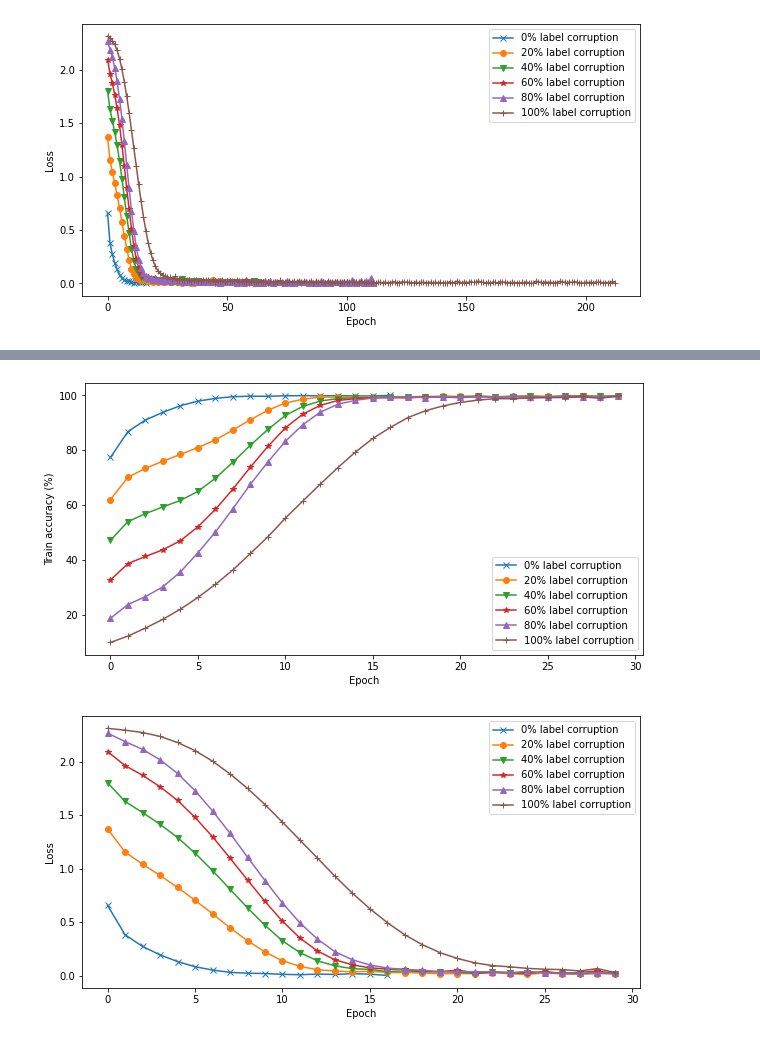
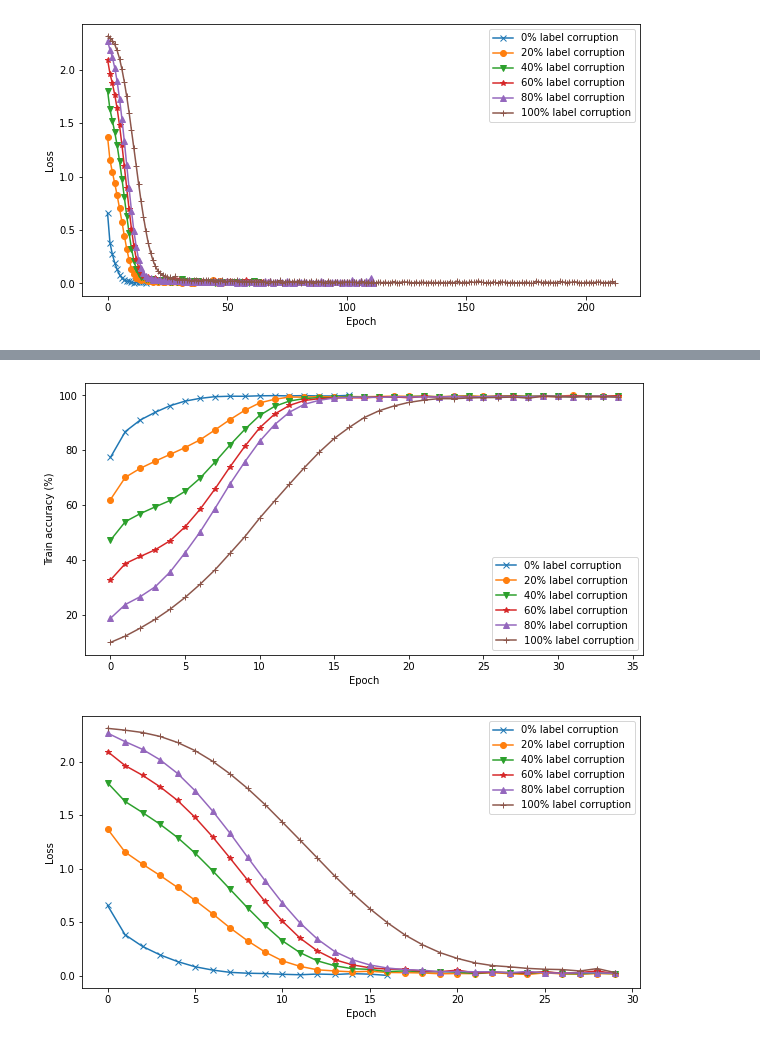
Before and after one commit to hhildaa/EPFL-OPTML-project, a Jupyter notebook: RMSprop.ipynb, the cells around one changed output, grey strips where cells are left out. Cells and saved outputs as stored; diff of their text form; code cells hidden in the pictures.

```diff
--- a/RMSprop.ipynb
+++ b/RMSprop.ipynb
@@ -257,3 +258,18 @@ plot(acc_list, 'Train accuracy (%)')
 plot(loss_list, 'Loss')
 # %% [output]
 [figure]
+# %%
+def plot(metric, label):
+  fig = plt.figure(figsize=(10,5))
+  ax = fig.add_subplot(111)
+  markers = ['x','o','v','*','^','+']
+  for m, marker in zip(metric, markers):
+    plt.plot(m[:35], marker=marker)
+  plt.legend([f'{x}% label corruption' for x in [0, 20, 40, 60, 80, 100]])
+  plt.ylabel(label)
+  plt.xlabel('Epoch')
+  plt.yticks(range(10,110,10), [f'{x}%' for x in range(10,110,10)] )
+  plt.title('RMSprop')
+  ax.set_aspect(1./ax.get_data_ratio())
+
+plot(acc_list, 'Train accuracy (%)')
@@ -260,17 +278,17 @@ plot(loss_list, 'Loss')
 # %%
 import matplotlib.pyplot as plt
 def plot(metric, label):
   plt.figure(figsize=(10,5))
   markers = ['x','o','v','*','^','+']
   for m, marker in zip(metric, markers):
-    plt.plot(m[:30], marker=marker)
+    plt.plot(m[:35], marker=marker)
   plt.legend([f'{x}% label corruption' for x in [0, 20, 40, 60, 80, 100]])
   plt.ylabel(label)
   plt.xlabel('Epoch')
 
 plot(acc_list, 'Train accuracy (%)')
 # %% [output]
-[figure, old version]
+[figure, new version]
 # %%
 plot(loss_list, 'Loss')
 # %% [output]
```
Also changed, not shown: parts of 28 cells of this notebook.
